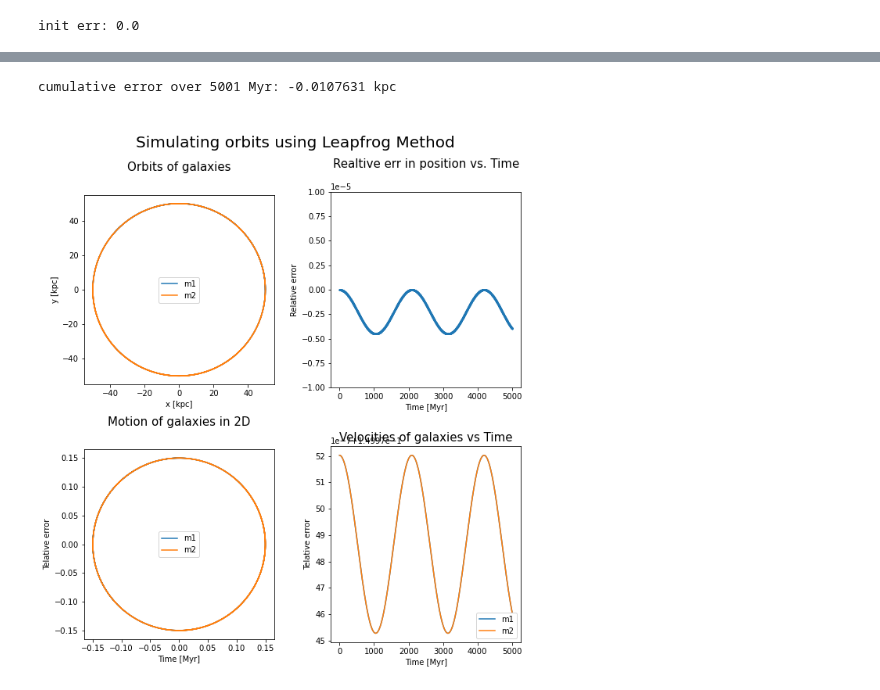
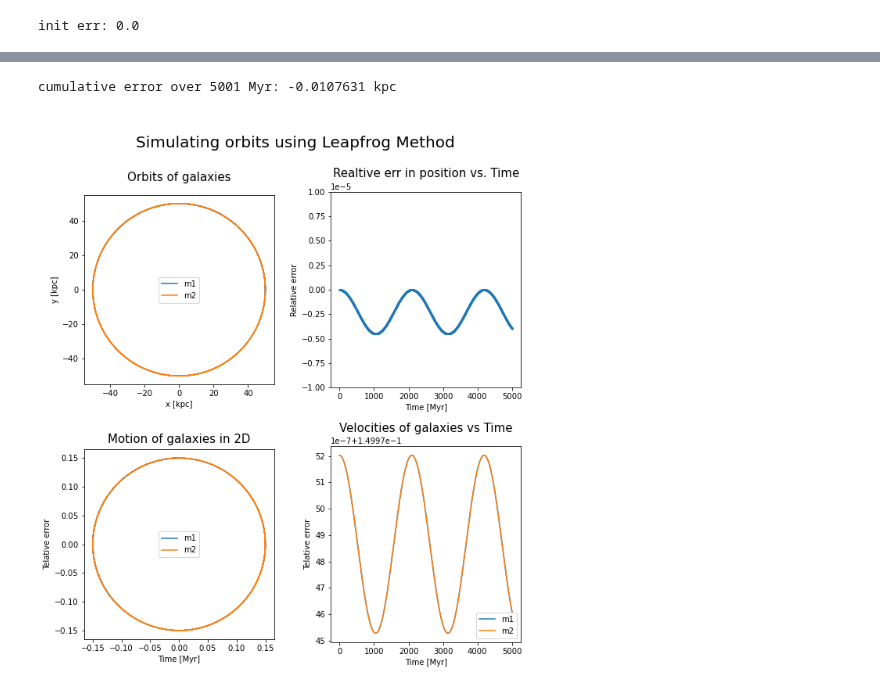
Before and after one commit to q-pratz-chem/Interacting_Galaxies, a Jupyter notebook: leap_frog.ipynb, the cells around one changed output, grey strips where cells are left out. Saved outputs shown, nothing was run; the diff lists cells and outputs as text; code cells hidden in the pictures.

Commit message:
updated plots

```diff
--- a/leap_frog.ipynb
+++ b/leap_frog.ipynb
@@ -165,37 +165,37 @@ fig = plt.figure(figsize=(10,10))
 plt.subplot(221, aspect='equal')
 plt.plot(X[:,0], Y[:,0], label="m1")
 plt.plot(X[:,1], Y[:,1], label="m2")
 plt.xlabel("x [kpc]"), plt.ylabel("y [kpc]")
 plt.legend()
-plt.title("Orbits of galaxies", fontsize='15', y=1.1)
+plt.title("Orbits of galaxies", fontsize='15', y=1.05)
 
 plt.subplot(222,aspect='auto')
 plt.scatter(t, err, s=1)
 plt.ylim(err_tol*np.array([-1,1]))
 plt.xlabel("Time [Myr]"), plt.ylabel("Relative error")
-plt.title("Realtive err in position vs. Time" , fontsize='15', y=1.1)
+plt.title("Realtive err in position vs. Time" , fontsize='15', y=1.05)
 print(f"cumulative error over {t[-1]} Myr: {sum(err):.6} kpc")
 
 plt.subplot(223,aspect='equal')
 plt.plot(v_[:,0], v_[:,1], label="m1")
 plt.plot(v_[:,2], v_[:,3], label="m2")
-plt.title("Motion of galaxies in 2D", fontsize='15', y=1.1)
+plt.title("Motion of galaxies in 2D", fontsize='15', y=1.01)
 plt.legend()
 plt.xlabel("Time [Myr]"), plt.ylabel("Telative error")
 
 plt.subplot(224,aspect='auto')
 plt.plot(t, np.sqrt(v_[1:,0]**2 + v_[1:,1]**2), label="m1" )
 plt.plot(t, np.sqrt(v_[1:,2]**2 + v_[1:,3]**2), label="m2" )
-plt.title("Velocities of galaxies vs Time", fontsize='15')
+plt.title("Velocities of galaxies vs Time", fontsize='15', y=1.05)
 plt.legend()
 plt.xlabel("Time [Myr]"), plt.ylabel("Telative error")
 
 
 fig.suptitle("\nSimulating orbits using Leapfrog Method\n", fontsize = '20')
 fig.subplots_adjust(hspace=0.3,wspace=0.3,top=0.85,bottom=0.05)
 plt.show()
 # %% [output]
 cumulative error over 5001 Myr: -0.0107631 kpc
-[figure, old version]
+[figure, new version]
 # %%
 v =
```
Also changed, not shown: parts of 1 cell of this notebook.
